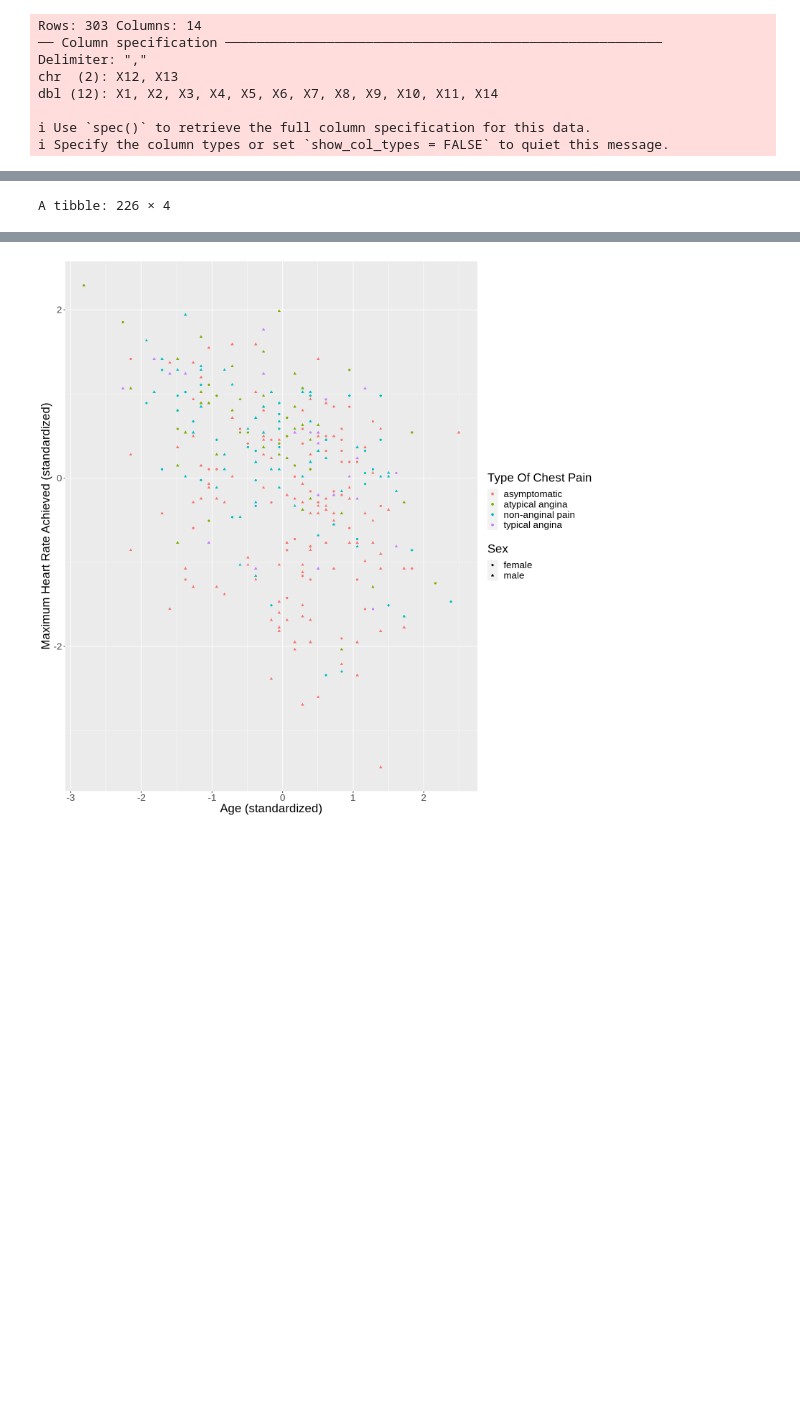
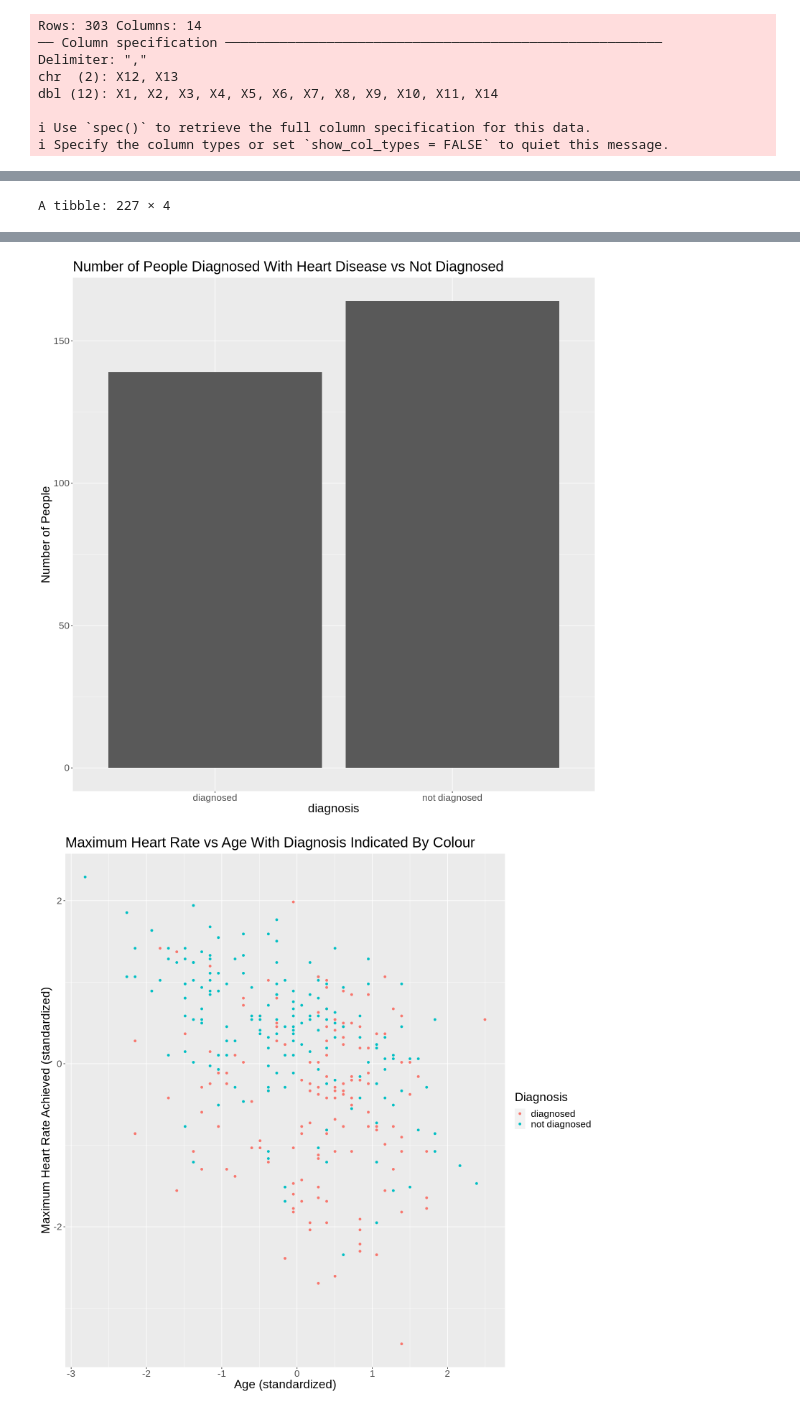
Before and after one commit to ImRURprimeUprime/Dsci100-Group-Project, a Jupyter notebook: Untitled.ipynb, the cells around one changed output, grey strips where cells are left out. Drawn from its saved outputs; the diff is of its cells as text; code cells hidden in the pictures; blank space fills up the shorter version.

Commit message:
finalized on the predictors and produced graphs
still need to remove ? from our data

```diff
--- a/Untitled.ipynb
+++ b/Untitled.ipynb
@@ -39,40 +61,42 @@ colnames(cleveland) <- c("age", "sex", "cp", "trestbps", "chol", "fbs", "restecg
 # %%
 #change to the na.rm method
-# removing rows which have NA values
-cleveland_no_na <- cleveland |>
-    na.omit()
+# removing rows which have NA values that are indicated by ?
+cleveland_no_missing <- cleveland
 
-#should give credits
-#https://dplyr.tidyverse.org/reference/if_else.html
-# mutating the data into human readable
-cleveland_mutated <- cleveland_no_na |>
-    mutate(sex_chr = (if_else(sex == 1, "male", "female")),
-            cp_chr = (if_else(cp == 1, "typical angina",
-                             if_else(cp == 2, "atypical angina",
-                                    if_else(cp == 3, "non-anginal pain", "asymptomatic")))),
-          age_standardized = scale(age, center = TRUE, scale = TRUE),
-          thalach_standardized = scale(thalach, center = TRUE, scale = TRUE))
+
+cleveland_mutated <- cleveland_no_missing |>
+    mutate(diagnosis = (if_else(num == 0, "not diagnosed", "diagnosed")),
+           age_standardized = scale(age, center = TRUE, scale = TRUE),
+           chol_standardized = scale(chol, center = TRUE, scale = TRUE),
+           thalach_standardized = scale(thalach, center = TRUE, scale = TRUE))
 
 # selecting the columns which we will be using in our analysis
 cleveland_selected <- cleveland_mutated |>
-    select(sex_chr, cp_chr, age_standardized, thalach_standardized)
-
+    select(diagnosis, age_standardized, chol_standardized, thalach_standardized)
 
 # splitting the dataset into training set and testing set, produce the training set table
-cleveland_split <- initial_split(cleveland_selected, prop = 0.75, strata = cp_chr)
+cleveland_split <- initial_split(cleveland_selected, prop = 0.75, strata = diagnosis)
 cleveland_train <- training(cleveland_split)
 cleveland_test <- testing(cleveland_split)
 cleveland_train
 
-# produce a graph for the training set
-options(repr.plot.width=13, repr.plot.height=13)
-cleveland_plot <- cleveland_selected |>
-    ggplot(aes(x = age_standardized, y = thalach_standardized)) +
-    geom_point(aes(color = cp_chr, shape = sex_chr)) +
+# produce scatterplot from training set
+heart_rate_scatterplot <- cleveland_selected |>
+    ggplot(aes(x = age_standardized, y = thalach_standardized, z = chol_standardized)) +
+    geom_point(aes(color = diagnosis)) +
     labs(x = "Age (standardized)", y = "Maximum Heart Rate Achieved (standardized)",
-         color = "Type Of Chest Pain", shape = "Sex") +
-    theme(text = element_text(size = 20))
+         color = "Diagnosis") +
+    theme(text = element_text(size = 20)) +
+    ggtitle("Maximum Heart Rate vs Age With Diagnosis Indicated By Colour")
+# produce a barplot based on the training set
+heart_rate_barplot <- cleveland_selected |>
+    ggplot(aes(x = diagnosis)) +
+    geom_bar()+
+    labs(y = "Number of People") +
+    theme(text = element_text(size = 20)) +
+    ggtitle("Number of People Diagnosed With Heart Disease vs Not Diagnosed")
 
-cleveland_plot
+heart_rate_barplot
+heart_rate_scatterplot
 # %% [output]
-A tibble: 226 × 4
+A tibble: 227 × 4
@@ -97 +121,2 @@ A tibble: 226 × 4
-[figure, old version]
+[figure, new version]
+[figure, added]
```
Also changed, not shown: parts of 2 cells of this notebook.
